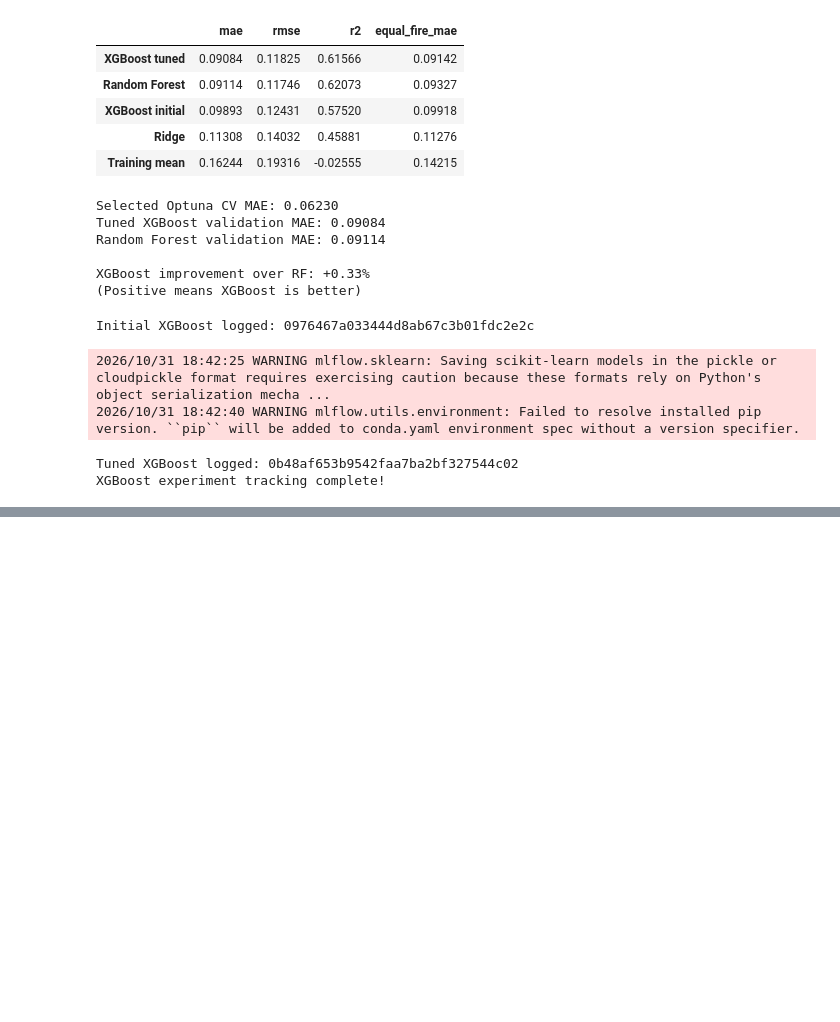
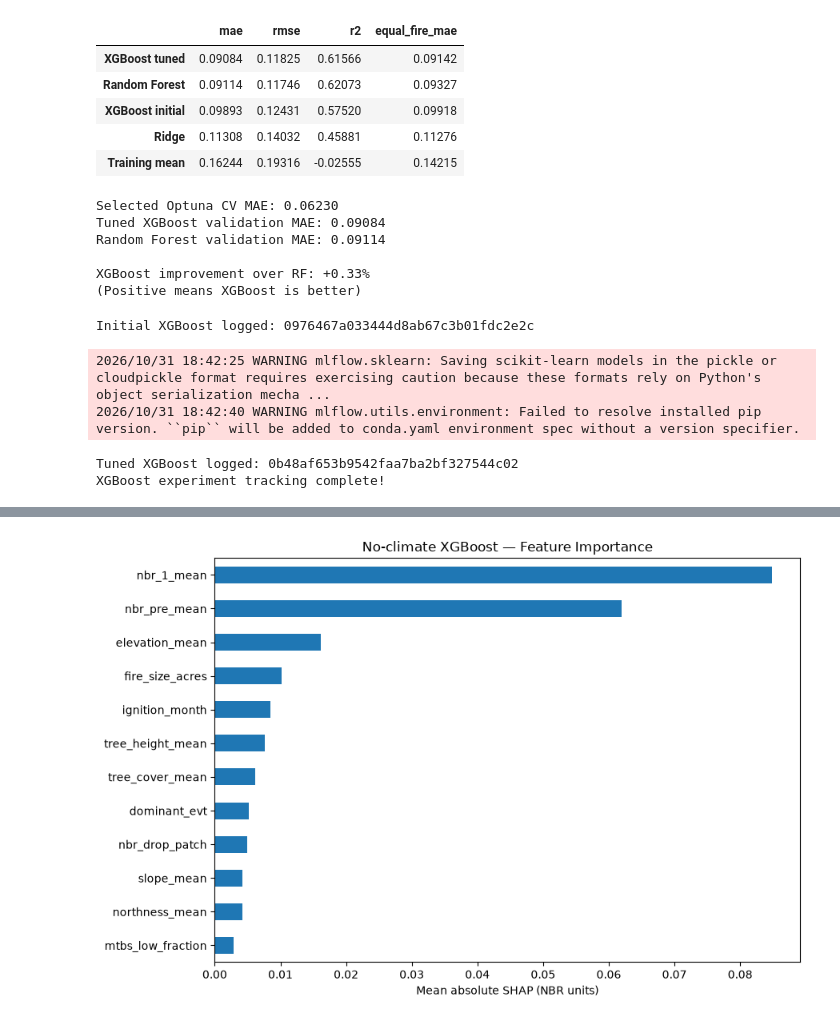
Before and after one commit to Vasant-Tholappa/wildfire-recovery-forecasting, a Jupyter notebook: notebooks/phase5_ml.ipynb, the cells around one changed output, grey strips where cells are left out. Cells and saved outputs as stored; diff of their text form; code cells hidden in the pictures; blank space fills up the shorter version.

```diff
--- a/notebooks/phase5_ml.ipynb
+++ b/notebooks/phase5_ml.ipynb
@@ -1871,0 +2672,86 @@ XGBoost experiment tracking complete!
+# %%
+
+# STEP 1 — NO-CLIMATE XGBOOST SHAP
+
+import numpy as np
+import pandas as pd
+import matplotlib.pyplot as plt
+import xgboost as xgb
+
+# Same 400 validation rows used in our original SHAP analysis
+sample_nc = X_val[no_climate_features].sample(
+    n=400, random_state=42
+)
+
+preprocess_nc = no_climate_final.named_steps["preprocess"]
+booster_nc = no_climate_final.named_steps["model"].get_booster()
+
+X_encoded_nc = preprocess_nc.transform(sample_nc)
+encoded_names_nc = preprocess_nc.get_feature_names_out()
+
+# Calculate SHAP contributions
+contrib_nc = booster_nc.predict(
+    xgb.DMatrix(X_encoded_nc),
+    pred_contribs=True
+)
+
+shap_nc = contrib_nc[:, :-1]
+base_nc = contrib_nc[:, -1]
+
+# Verify contributions reconstruct predictions
+pred_nc = no_climate_final.predict(sample_nc)
+
+assert np.allclose(
+    base_nc + shap_nc.sum(axis=1),
+    pred_nc,
+    atol=1e-4
+)
+
+# Combine one-hot categorical features
+def nc_raw_feature(name):
+    if name.startswith("categorical__dominant_evt_"):
+        return "dominant_evt"
+    if name.startswith("categorical__ignition_month_"):
+        return "ignition_month"
+    return name.split("__", 1)[-1]
+
+grouped_nc = {}
+
+for j, name in enumerate(encoded_names_nc):
+    raw_name = nc_raw_feature(name)
+    grouped_nc.setdefault(raw_name, []).append(j)
+
+nc_shap_importance = pd.Series({
+    name: np.abs(shap_nc[:, indices].sum(axis=1)).mean()
+    for name, indices in grouped_nc.items()
+}).sort_values(ascending=False)
+
+assert set(nc_shap_importance.index) == set(no_climate_features)
+
+print("No-climate SHAP verified!")
+print("Validation patches explained:", len(sample_nc))
+print("Original predictors:", len(no_climate_features))
+
+print("\nTOP 12 NO-CLIMATE FEATURES")
+display(nc_shap_importance.head(12).round(5))
+
+# Compare with previous full-model SHAP
+print("\nFULL VS NO-CLIMATE SHAP IMPORTANCE")
+shap_comparison = pd.DataFrame({
+    "Full XGBoost": importance,
+    "No-climate XGBoost": nc_shap_importance
+})
+
+display(shap_comparison.loc[
+    nc_shap_importance.head(12).index
+].round(5))
+
+# Plot
+ax = nc_shap_importance.head(12).sort_values().plot.barh(
+    figsize=(9, 6)
+)
+ax.set_xlabel("Mean absolute SHAP (NBR units)")
+ax.set_title("No-climate XGBoost — Feature Importance")
+plt.tight_layout()
+plt.show()
+# %% [output]
@@ -1871,0 +2790 @@ XGBoost experiment tracking complete!
+[figure, added]
```
Also changed, not shown: parts of 11 cells of this notebook, 4 other files.
